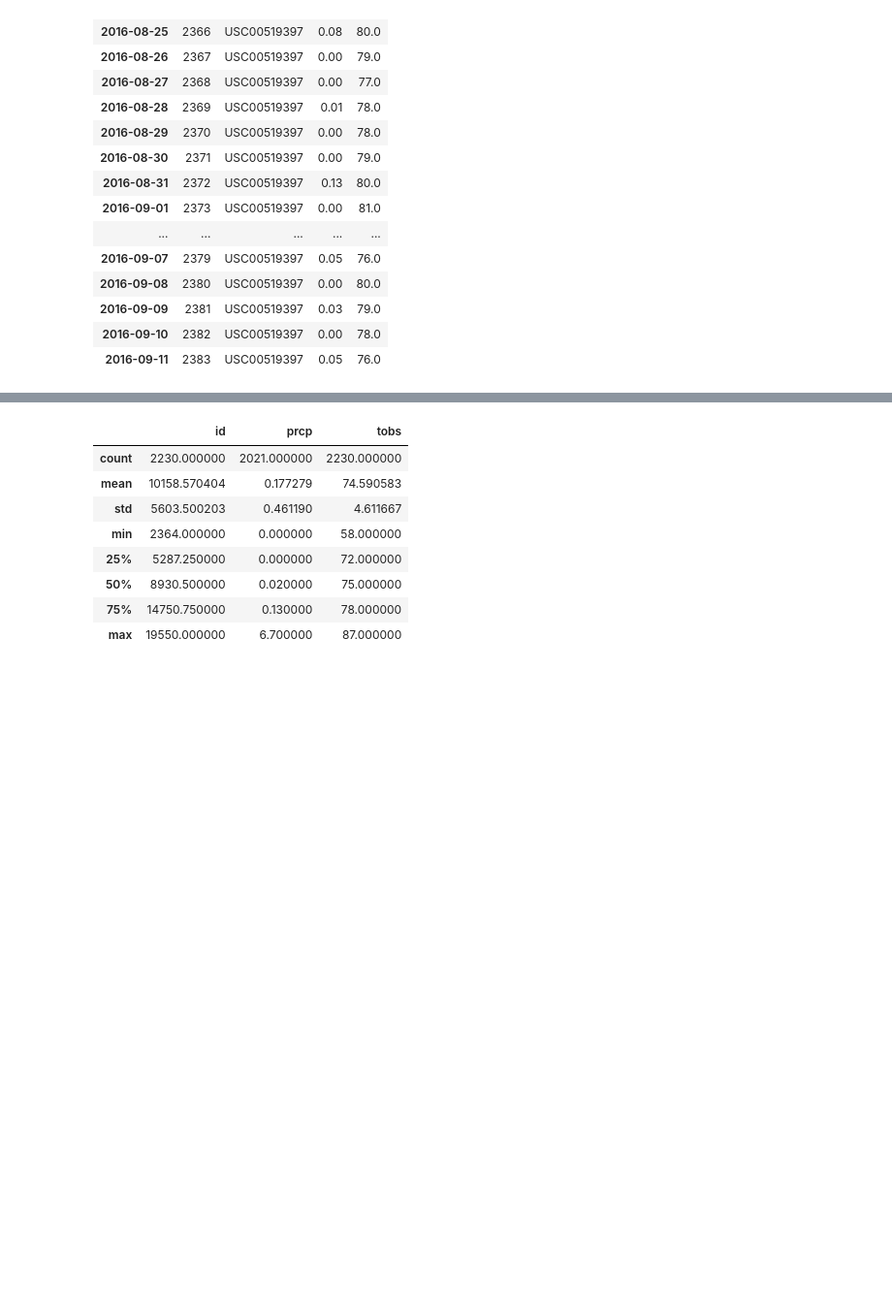
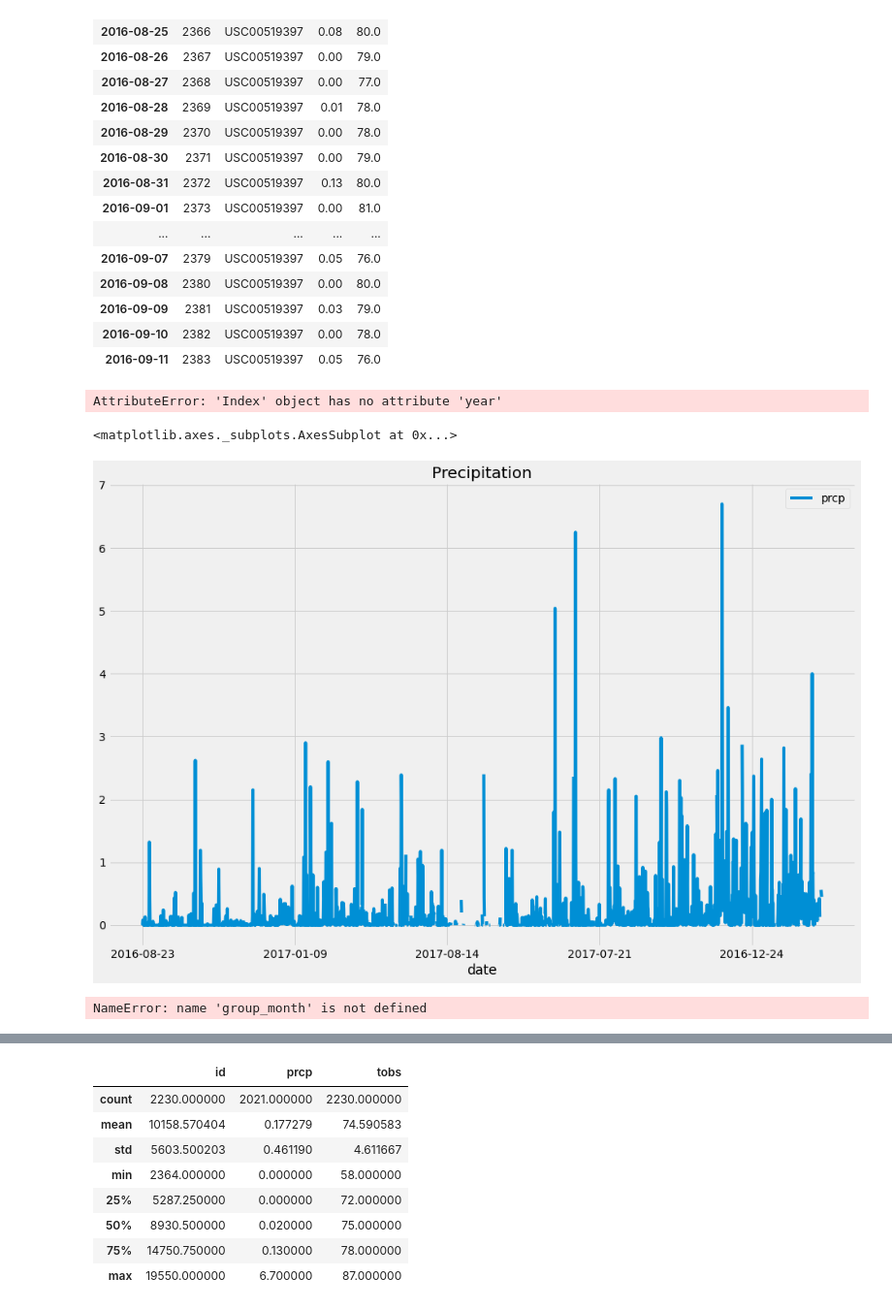
Before and after one commit to vsanga04/sqlalchemy-challenge, a Jupyter notebook: climate_starter.ipynb, the cells around one changed output, grey strips where cells are left out. Shown: that part at 97% size. Cells and saved outputs as stored; diff of their text form; code cells hidden in the pictures; blank space fills up the shorter version.

```diff
--- a/climate_starter.ipynb
+++ b/climate_starter.ipynb
@@ -138,3 +138,20 @@ prcp_one_year_df.head(20)
 | 2016-09-09 | 2381 | USC00519397 | 0.03 | 79.0 |
 | 2016-09-10 | 2382 | USC00519397 | 0.00 | 78.0 |
 | 2016-09-11 | 2383 | USC00519397 | 0.05 | 76.0 |
+# %%
+
+group_month = prcp_one_year_df.groupby([(prcp_one_year_df.index.year), (prcp_one_year_df.index.month)]).mean()
+
+group_month
+# %% [output]
+AttributeError: 'Index' object has no attribute 'year'
+# %%
+
+prcp_one_year_df.plot(y="prcp", title= "Precipitation", figsize=(15,10))
+# %% [output]
+<matplotlib.axes._subplots.AxesSubplot at 0x...>
+[figure, added]
+# %%
+group_month["prcp"].plot(kind= "bar", title= "Precipitation avg")
+# %% [output]
+NameError: name 'group_month' is not defined
```
Also changed, not shown: parts of 9 cells of this notebook, 2 other files.
